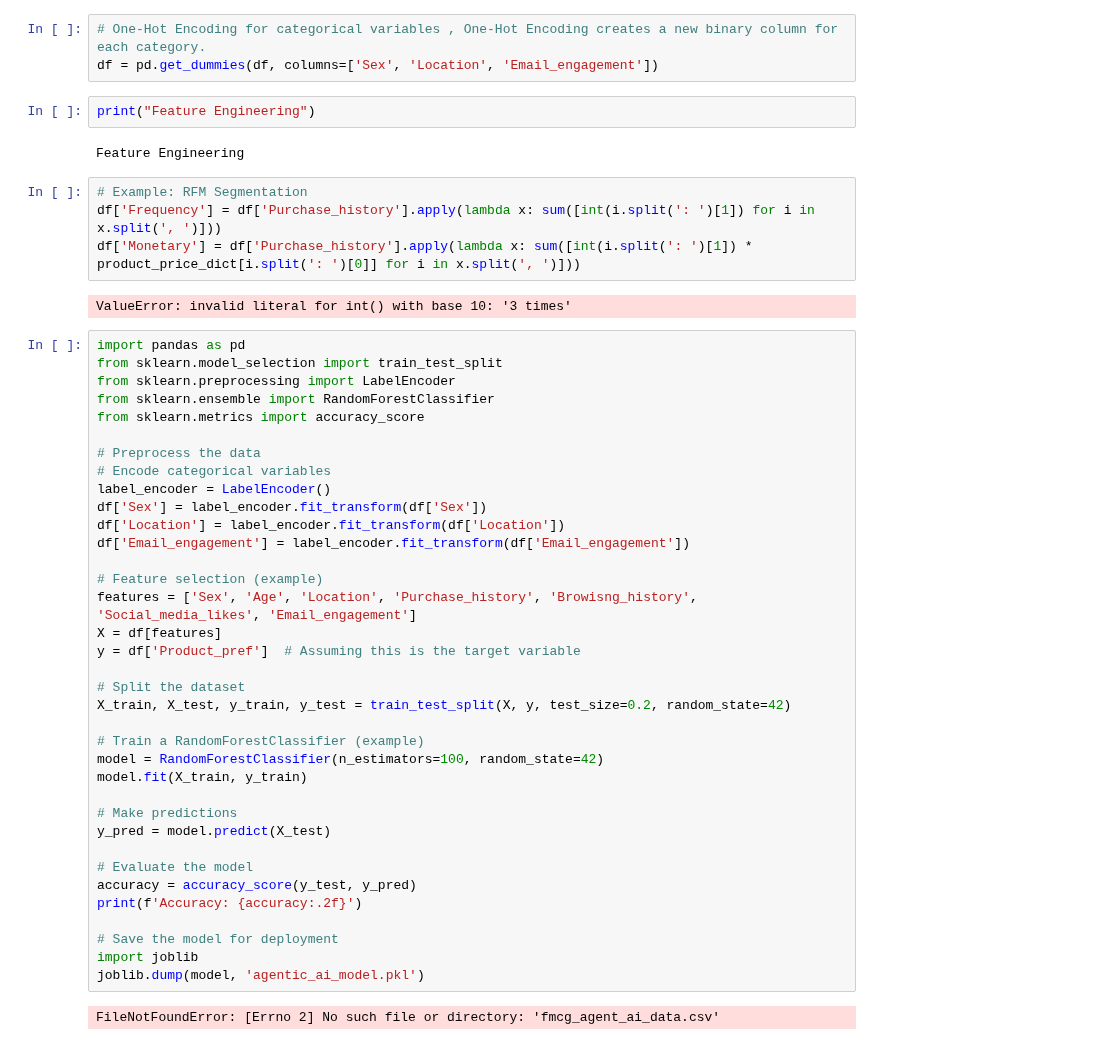
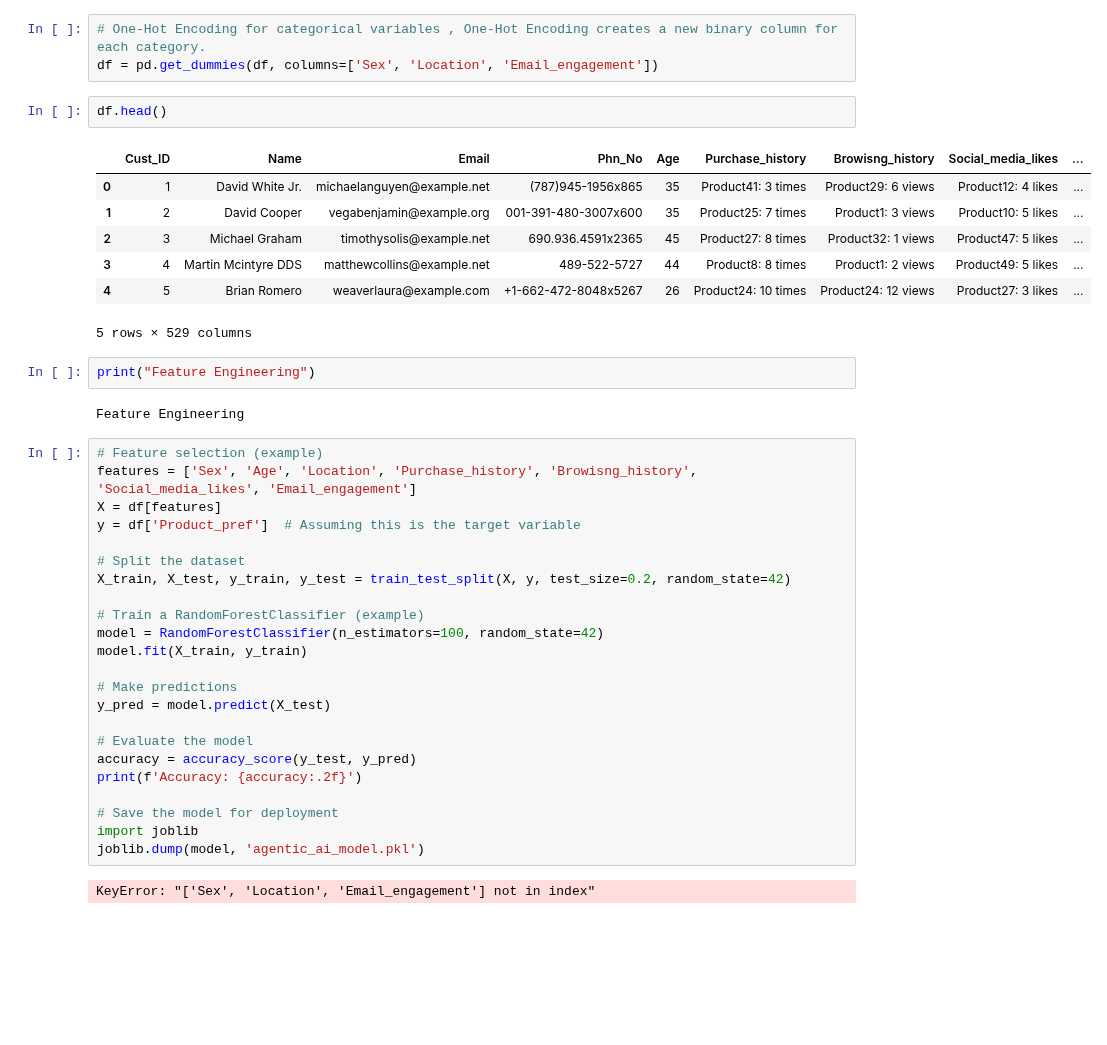
Before and after one commit to NarmathaChandrasekar25/NarmathaChandrasekar25, a Jupyter notebook: Untitled.ipynb, the cells around one changed output. Drawn from its saved outputs; the diff is of its cells as text; blank space fills up the shorter version.

```diff
--- a/Untitled.ipynb
+++ b/Untitled.ipynb
@@ -132,30 +132,21 @@ df['Email_engagement'] = label_encoder.fit_transform(df['Email_engagement'])
 # %%
 # One-Hot Encoding for categorical variables , One-Hot Encoding creates a new binary column for each category.
 df = pd.get_dummies(df, columns=['Sex', 'Location', 'Email_engagement'])
+# %%
+df.head()
+# %% [output]
+|  | Cust_ID | Name | Email | Phn_No | Age | Purchase_history | Browisng_history | Social_media_likes | ... |
+| 0 | 1 | David White Jr. | michaelanguyen@example.net | (787)945-1956x865 | 35 | Product41: 3 times | Product29: 6 views | Product12: 4 likes | ... |
+| 1 | 2 | David Cooper | vegabenjamin@example.org | 001-391-480-3007x600 | 35 | Product25: 7 times | Product1: 3 views | Product10: 5 likes | ... |
+| 2 | 3 | Michael Graham | timothysolis@example.net | 690.936.4591x2365 | 45 | Product27: 8 times | Product32: 1 views | Product47: 5 likes | ... |
+| 3 | 4 | Martin Mcintyre DDS | matthewcollins@example.net | 489-522-5727 | 44 | Product8: 8 times | Product1: 2 views | Product49: 5 likes | ... |
+| 4 | 5 | Brian Romero | weaverlaura@example.com | +1-662-472-8048x5267 | 26 | Product24: 10 times | Product24: 12 views | Product27: 3 likes | ... |
+5 rows × 529 columns
 # %%
 print("Feature Engineering")
 # %% [output]
 Feature Engineering
-# %%
-# Example: RFM Segmentation
-df['Frequency'] = df['Purchase_history'].apply(lambda x: sum([int(i.split(': ')[1]) for i in x.split(', ')]))
-df['Monetary'] = df['Purchase_history'].apply(lambda x: sum([int(i.split(': ')[1]) * product_price_dict[i.split(': ')[0]] for i in x.split(', ')]))
-# %% [output]
-ValueError: invalid literal for int() with base 10: '3 times'
 # %%
-import pandas as pd
-from sklearn.model_selection import train_test_split
-from sklearn.preprocessing import LabelEncoder
-from sklearn.ensemble import RandomForestClassifier
-from sklearn.metrics import accuracy_score
-
-# Preprocess the data
-# Encode categorical variables
-label_encoder = LabelEncoder()
-df['Sex'] = label_encoder.fit_transform(df['Sex'])
-df['Location'] = label_encoder.fit_transform(df['Location'])
-df['Email_engagement'] = label_encoder.fit_transform(df['Email_engagement'])
-
 # Feature selection (example)
 features = ['Sex', 'Age', 'Location', 'Purchase_history', 'Browisng_history', 'Social_media_likes', 'Email_engagement']
 X = df[features]
@@ -179,4 +170,4 @@ print(f'Accuracy: {accuracy:.2f}')
 import joblib
 joblib.dump(model, 'agentic_ai_model.pkl')
 # %% [output]
-FileNotFoundError: [Errno 2] No such file or directory: 'fmcg_agent_ai_data.csv'
+KeyError: "['Sex', 'Location', 'Email_engagement'] not in index"
```
